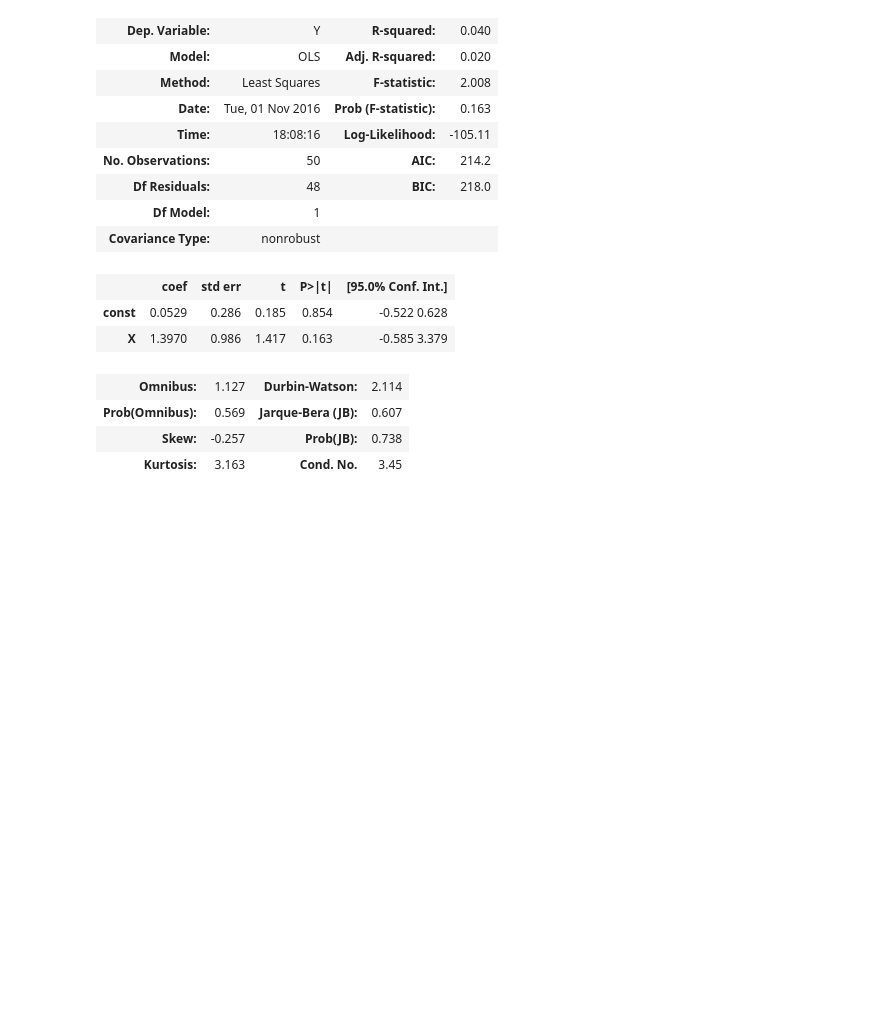
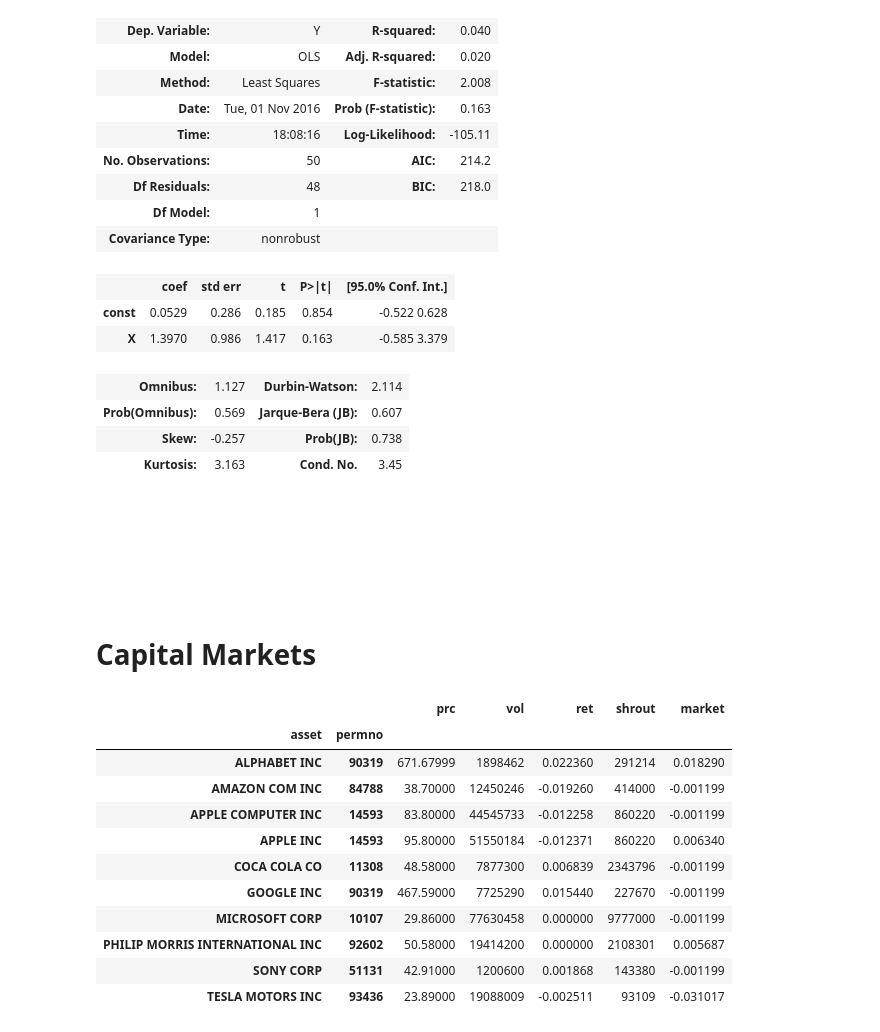
Before and after one commit to AndreaBarbon/Statistical-methods, a Jupyter notebook: Regression Analysis.ipynb, the cells around one changed output. Drawn from its saved outputs; the diff is of its cells as text; code cells hidden in the pictures; blank space fills up the shorter version.

Commit message:
CRSP

```diff
--- a/Regression Analysis.ipynb
+++ b/Regression Analysis.ipynb
@@ -546,3 +546,55 @@ OLS Regression Results
 | Prob(Omnibus): | 0.569 | Jarque-Bera (JB): | 0.607 |
 | Skew: | -0.257 | Prob(JB): | 0.738 |
 | Kurtosis: | 3.163 | Cond. No. | 3.45 |
+# %% [markdown]
+<br/><br/><br/><br/>
+# %% [markdown]
+# Capital Markets
+# %%
+data = pd.read_csv('CRSP.csv',
+                   parse_dates=['date'],
+                   infer_datetime_format=True,
+                   na_values='C'
+                  )
+data.columns = list( map( lambda x : x.lower(), data.columns) )
+data.rename_axis({'comnam':'asset', 'sprtrn':'market'}, inplace=1, axis=1)
+data = data.set_index('date')
+
+class Stock:
+    def __init__( self, permno, color, data=data ):
+        self.permno = permno
+        self.color  = color
+        self.mask   = (data['permno']==permno)
+        self.name   = data[self.mask]['asset'].iloc[0]
+
+CocaCola     = Stock( 11308, sns.xkcd_rgb['red']  )
+Apple        = Stock( 14593, sns.xkcd_rgb['denim blue'] )
+PhilipMorris = Stock( 92602, sns.xkcd_rgb['dark grey'] )
+Tesla        = Stock( 93436, sns.xkcd_rgb['teal'] )
+Google       = Stock( 90319, sns.xkcd_rgb['teal'] )
+Microsoft    = Stock( 10107, sns.xkcd_rgb['teal'] )
+Amazon       = Stock( 84788, sns.xkcd_rgb['teal'] )
+Sony         = Stock( 51131, sns.xkcd_rgb['teal'] )
+
+def CAPM_reg(stock, period=None):
+    df = data[stock.mask].dropna()
+    if period is not None:
+        df = df[df.index.isin(period)]
+    y  = df['ret']
+    x  = sm.add_constant(df['market'] )
+    return sm.OLS(y,x).fit()
+# %%
+data.groupby(['asset', 'permno']).first()
+# %% [output]
+|  |  | prc | vol | ret | shrout | market |
+| asset | permno |  |  |  |  |  |
+| ALPHABET INC | 90319 | 671.67999 | 1898462 | 0.022360 | 291214 | 0.018290 |
+| AMAZON COM INC | 84788 | 38.70000 | 12450246 | -0.019260 | 414000 | -0.001199 |
+| APPLE COMPUTER INC | 14593 | 83.80000 | 44545733 | -0.012258 | 860220 | -0.001199 |
+| APPLE INC | 14593 | 95.80000 | 51550184 | -0.012371 | 860220 | 0.006340 |
+| COCA COLA CO | 11308 | 48.58000 | 7877300 | 0.006839 | 2343796 | -0.001199 |
+| GOOGLE INC | 90319 | 467.59000 | 7725290 | 0.015440 | 227670 | -0.001199 |
+| MICROSOFT CORP | 10107 | 29.86000 | 77630458 | 0.000000 | 9777000 | -0.001199 |
+| PHILIP MORRIS INTERNATIONAL INC | 92602 | 50.58000 | 19414200 | 0.000000 | 2108301 | 0.005687 |
+| SONY CORP | 51131 | 42.91000 | 1200600 | 0.001868 | 143380 | -0.001199 |
+| TESLA MOTORS INC | 93436 | 23.89000 | 19088009 | -0.002511 | 93109 | -0.031017 |
```
Also changed, not shown: parts of 15 cells of this notebook, 1 other file.
